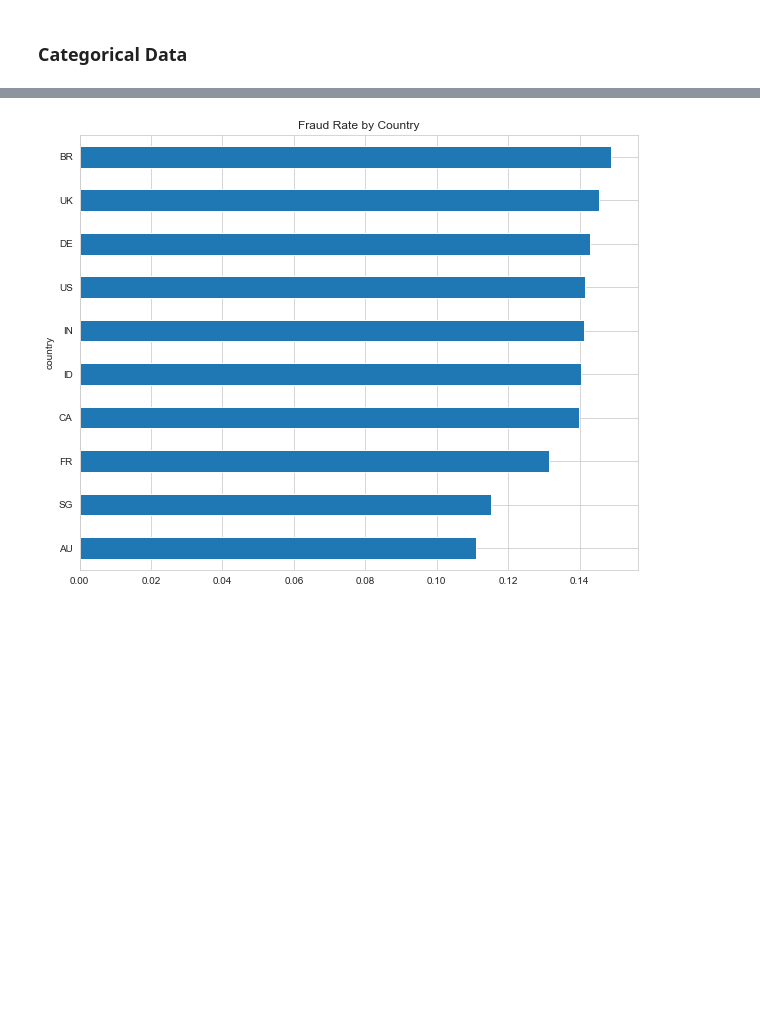
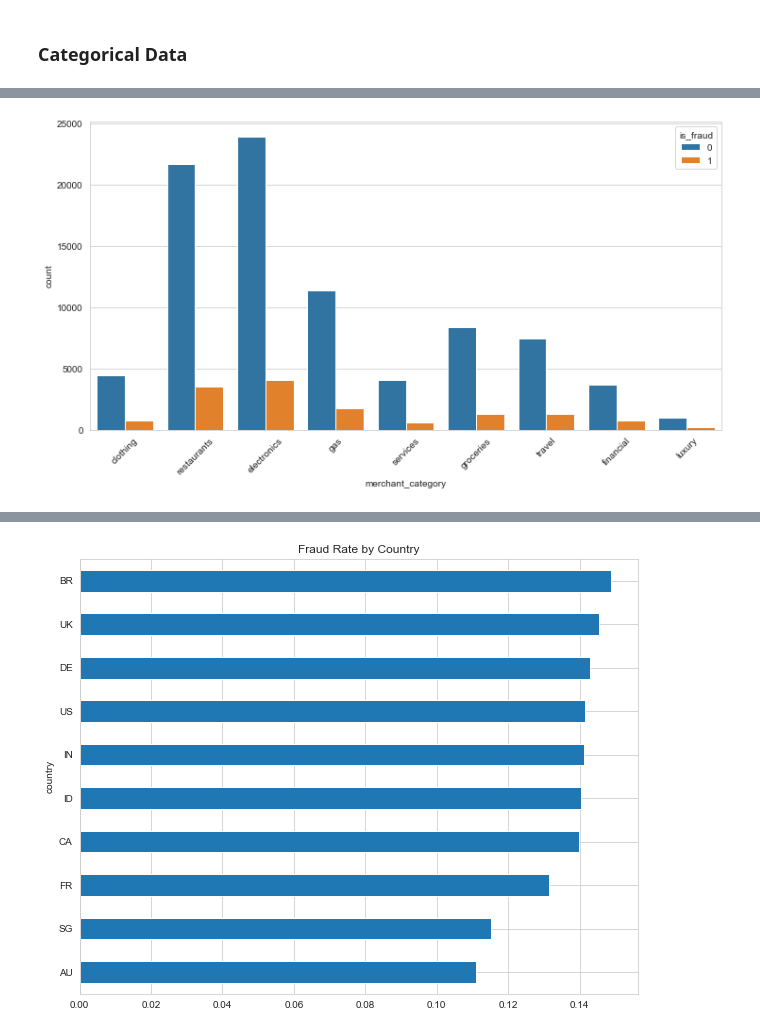
Before and after one commit to suryasuharna23/RestInPeaceMom_Tugas-Besar-2-IF3070-2025, a Jupyter notebook: src/Kelompok 12_ IF3070 Dasar Artificial Intelligence _ Tugas Besar 2 Notebook Template.ipynb, the cells around one changed output, grey strips where cells are left out. Cells and saved outputs as stored; diff of their text form; code cells hidden in the pictures; blank space fills up the shorter version.

```diff
--- a/src/Kelompok 12_ IF3070 Dasar Artificial Intelligence _ Tugas Besar 2 Notebook Template.ipynb
+++ b/src/Kelompok 12_ IF3070 Dasar Artificial Intelligence _ Tugas Besar 2 Notebook Template.ipynb
@@ -304,2 +311,8 @@ summary
+# %%
+sns.countplot(data=train_df, x="merchant_category", hue="is_fraud")
+plt.xticks(rotation=45)
+plt.show()
+# %% [output]
+[figure, added]
 # %%
 # Visualisasi Distribusi Kategori transaction_type
```
Also changed, not shown: parts of 59 cells of this notebook.
